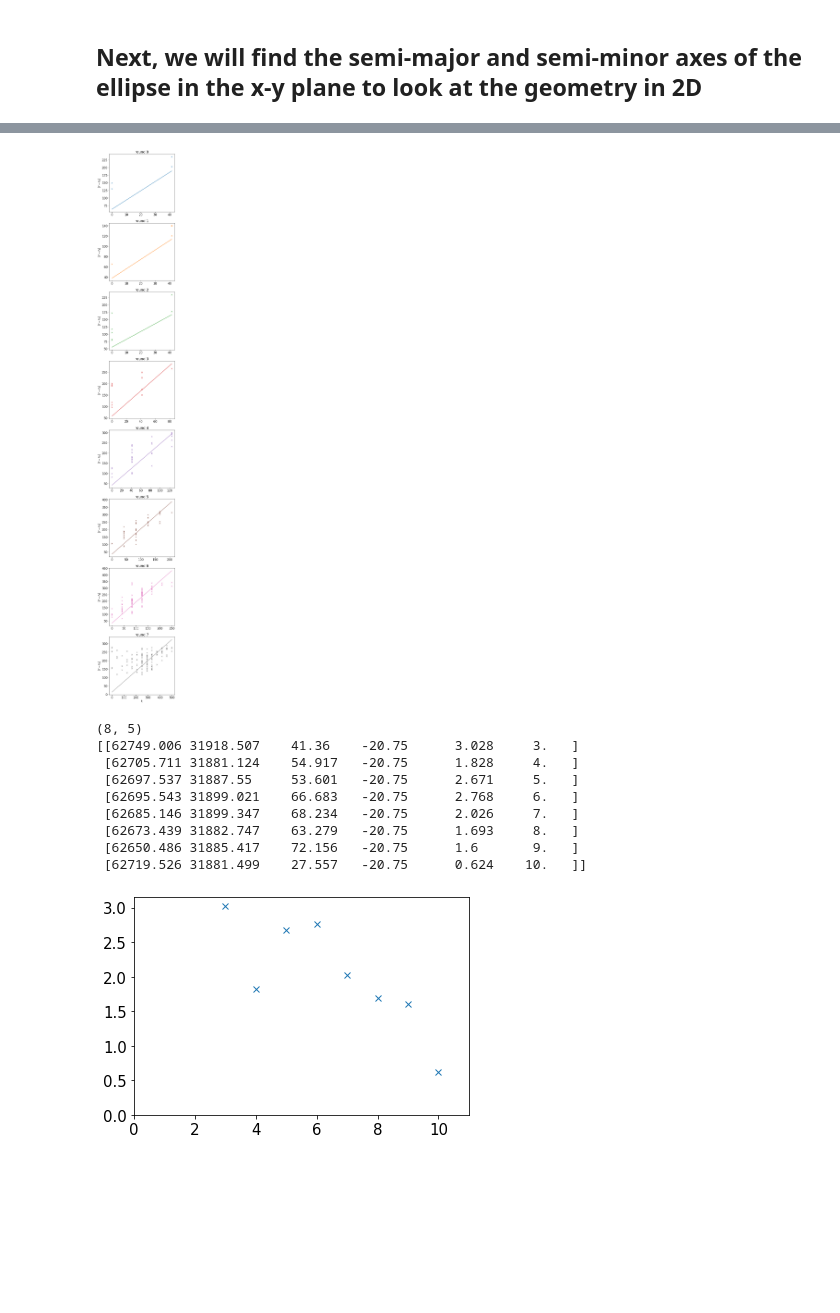
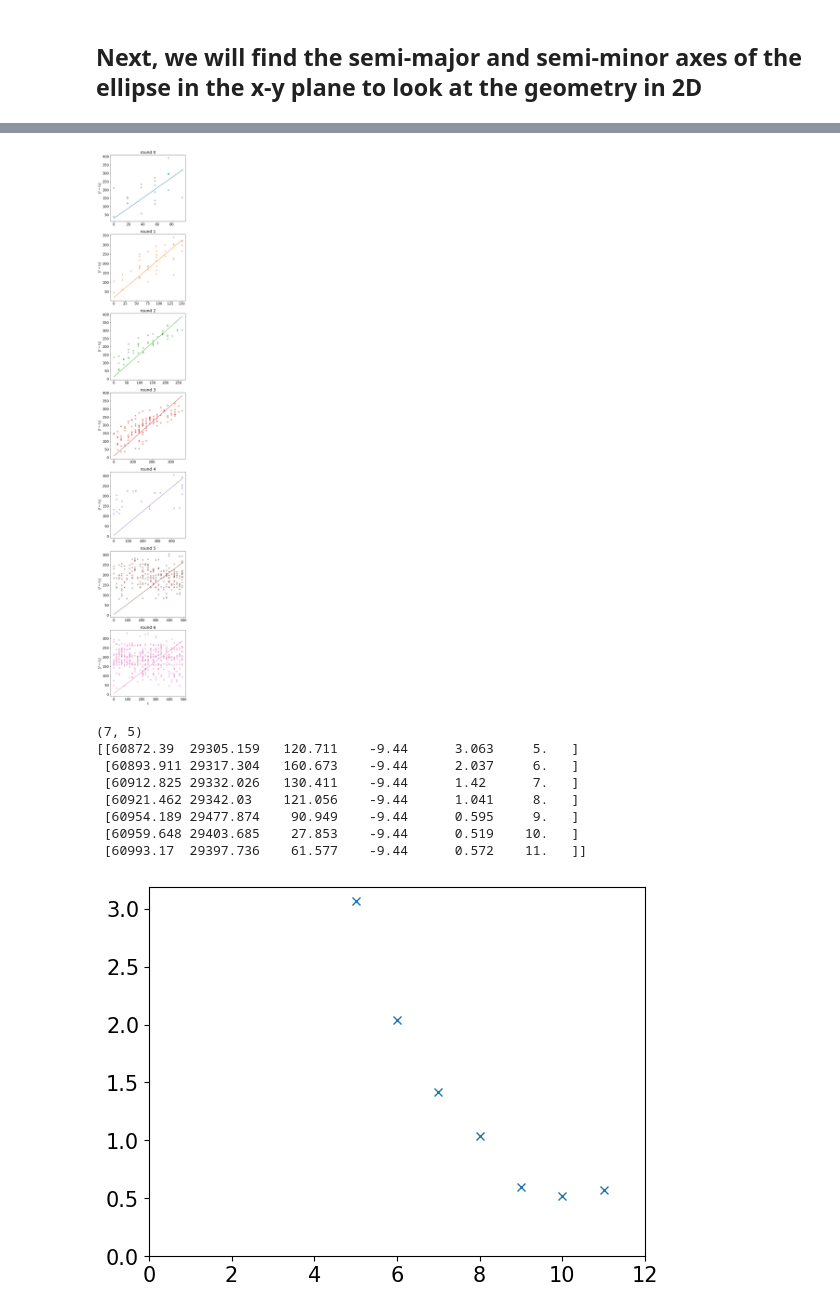
Before and after one commit to Irene-Li/MitoticWaves, a Jupyter notebook: data_wo_injection_marker.ipynb, the cells around one changed output, grey strips where cells are left out. Saved outputs shown, nothing was run; the diff lists cells and outputs as text; code cells hidden in the pictures; blank space fills up the shorter version.

```diff
--- a/data_wo_injection_marker.ipynb
+++ b/data_wo_injection_marker.ipynb
@@ -95,7 +90,7 @@ start_frames = [
     [5,  47,  91, 135, 177, 220, 265, 310],
 ]
 
-n = -1
+n = 1
 
 filename = 'data/'+filenames[n]
 f_start = np.array(start_frames[n])
@@ -157,37 +152,36 @@ p.plot_rounds(filename[5:-4], surface=surface, z_cutoff=10, save=True)
 # %%
 start_diff = 0
 end_diff = 0
 
 fits = p.gradient_fit(surface=surface, z_cutoff=z_cutoff, t_cutoff=500,
                     start_diff=start_diff, end_diff=end_diff,
                       plot=True, label=filename[5:-4])
 fits = np.array(fits)
 
 first_round = p.initial_round_number()
 round_numbers = first_round + np.arange(start_diff, len(p.rounds)+end_diff)
 
 print(fits.shape)
 fits = np.append(fits, round_numbers[:, np.newaxis], axis=1)
 print(fits)
 
-np.save('{}_fits.npy'.format(filename[:-4]), fits)
+# np.save('{}_fits.npy'.format(filename[:-4]), fits)
 
 
 first_round = p.initial_round_number()
 
 plt.plot(np.arange(start_diff, len(p.rounds)+end_diff)+first_round, fits[:, 4], 'x')
 plt.xlim([0, len(p.rounds)+first_round])
 plt.ylim([0, None])
 plt.show()
 # %% [output]
-[figure, old version]
+[figure, new version]
-(8, 5)
-[[62749.006 31918.507    41.36    -20.75      3.028     3.   ]
- [62705.711 31881.124    54.917   -20.75      1.828     4.   ]
- [62697.537 31887.55     53.601   -20.75      2.671     5.   ]
- [62695.543 31899.021    66.683   -20.75      2.768     6.   ]
- [62685.146 31899.347    68.234   -20.75      2.026     7.   ]
- [62673.439 31882.747    63.279   -20.75      1.693     8.   ]
- [62650.486 31885.417    72.156   -20.75      1.6       9.   ]
- [62719.526 31881.499    27.557   -20.75      0.624    10.   ]]
+(7, 5)
+[[60872.39  29305.159   120.711    -9.44      3.063     5.   ]
+ [60893.911 29317.304   160.673    -9.44      2.037     6.   ]
+ [60912.825 29332.026   130.411    -9.44      1.42      7.   ]
+ [60921.462 29342.03    121.056    -9.44      1.041     8.   ]
+ [60954.189 29477.874    90.949    -9.44      0.595     9.   ]
+ [60959.648 29403.685    27.853    -9.44      0.519    10.   ]
+ [60993.17  29397.736    61.577    -9.44      0.572    11.   ]]
-[figure, old version]
+[figure, new version]
```
Also changed, not shown: parts of 4 cells of this notebook, 4 other files.
